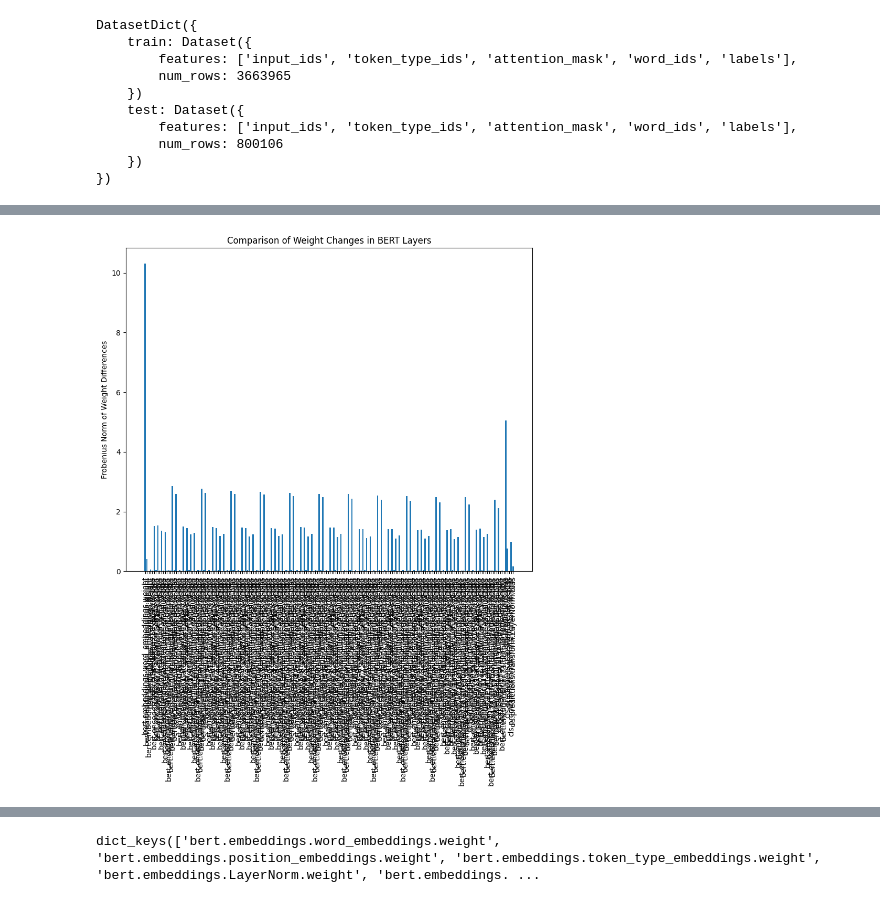
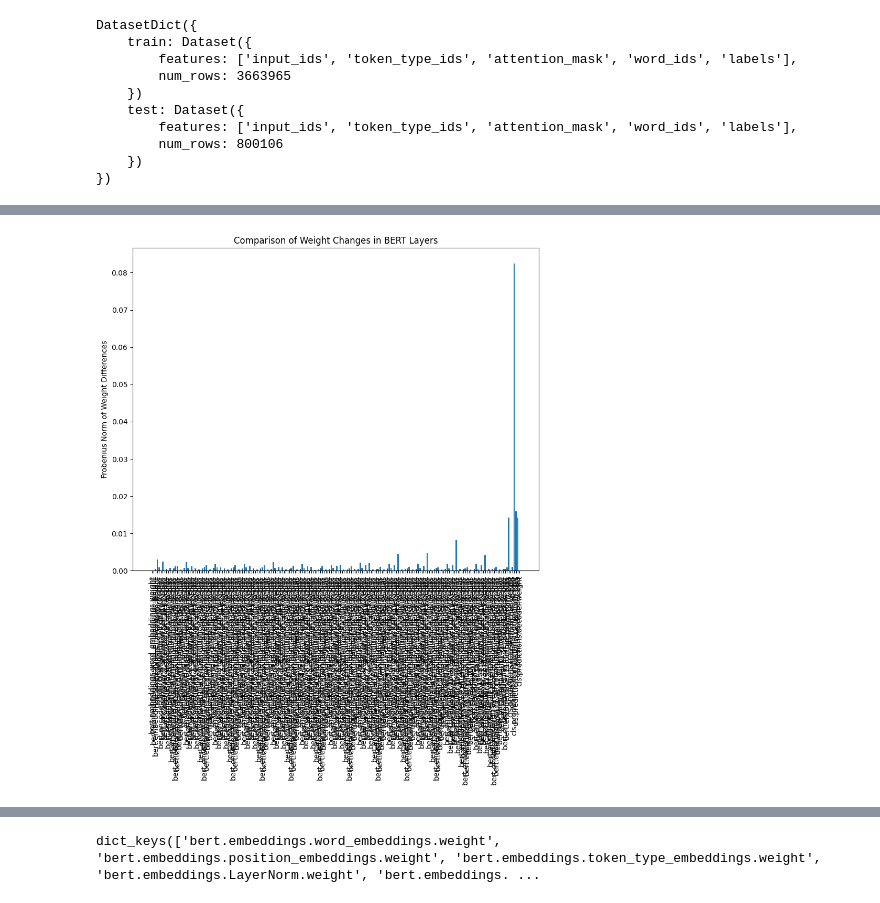
Before and after one commit to swerik-project/pretraining_plm, a Jupyter notebook: finetuning.ipynb, the cells around one changed output, grey strips where cells are left out. Cells and saved outputs as stored; diff of their text form; code cells hidden in the pictures.

```diff
--- a/finetuning.ipynb
+++ b/finetuning.ipynb
@@ -210,7 +210,7 @@ model_long=model_long.to("cpu")
 model=AutoModelForMaskedLM.from_pretrained("./test_model")
 model=model.to("cpu")
 # %%
-model_hugging_face = AutoModelForMaskedLM.from_pretrained("finetuning/finetuning_hugging_whitespace-finetuned-imdb/checkpoint-5725000")
+model_hugging_face = AutoModelForMaskedLM.from_pretrained("finetuning/finetuning_hugging_whitespace-finetuned-imdb/checkpoint-6011250")
 model_hugging_face=model_hugging_face.to(device)
 # %%
 model_hugging_face2 = AutoModelForMaskedLM.from_pretrained("finetuning/finetuning_hugging_whitespace-finetuned-imdb/checkpoint-5782250")
@@ -269,3 +277,6 @@ DatasetDict({
         num_rows: 800106
     })
 })
+# %%
+for name,param in model_hugging_face.named_parameters():
+    print(name)
@@ -272,34 +301,37 @@ DatasetDict({
 # %%
 # Comparaison of weights for different models
 import matplotlib.pyplot as plt
 import numpy as np
 
 def get_model_weights(model):
     weights = {}
     for name, param in model.named_parameters():
         weights[name] = param.detach().cpu().numpy()
     return weights
 
 
-weights_kb = get_model_weights(model_hugging_face2)
+weights_kb = get_model_weights(model_kb)
 weights_finetuned = get_model_weights(model_hugging_face)
 
 weight_diffs = {}
 for key in weights_kb.keys():
     weight_diffs[key] = weights_finetuned[key] - weights_kb[key]
-    if np.linalg.norm(weight_diffs[key]) > 100:
-        print(key)
-        print(np.linalg.norm(weight_diffs[key]))
+    # if (np.linalg.norm(weight_diffs[key],2)) > 0.01 :
+    #     print(key)
+    #     print(np.linalg.norm(weight_diffs[key],2))
+    #     print(weight_diffs[key].size)
+    #     print( np.linalg.norm(weight_diffs[key])/weight_diffs[key].size)
 
 
-
-norms = [np.linalg.norm(weight_diffs[key]) for key in weight_diffs.keys()]
+weight_diffs["cls.predictions.decoder.bias"] = model_hugging_face.cls.predictions.decoder.bias.detach().cpu().numpy() - model_kb.cls.predictions.decoder.bias.detach().cpu().numpy()
+weight_diffs["cls.predictions.decoder.weight"] = model_hugging_face.cls.predictions.decoder.weight.detach().cpu().numpy() - model_kb.cls.predictions.decoder.weight.detach().cpu().numpy()
+norms = [(np.linalg.norm(weight_diffs[key])/weight_diffs[key].size) for key in weight_diffs.keys()]
 
 plt.figure(figsize=(10, 8))
 plt.bar(range(len(norms)), norms, tick_label=list(weight_diffs.keys()))
 plt.xticks(rotation=90)
 plt.ylabel('Frobenius Norm of Weight Differences')
 plt.title('Comparison of Weight Changes in BERT Layers')
 plt.show()
 # %% [output]
-[figure, old version]
+[figure, new version]
```
Also changed, not shown: parts of 13 cells of this notebook.
